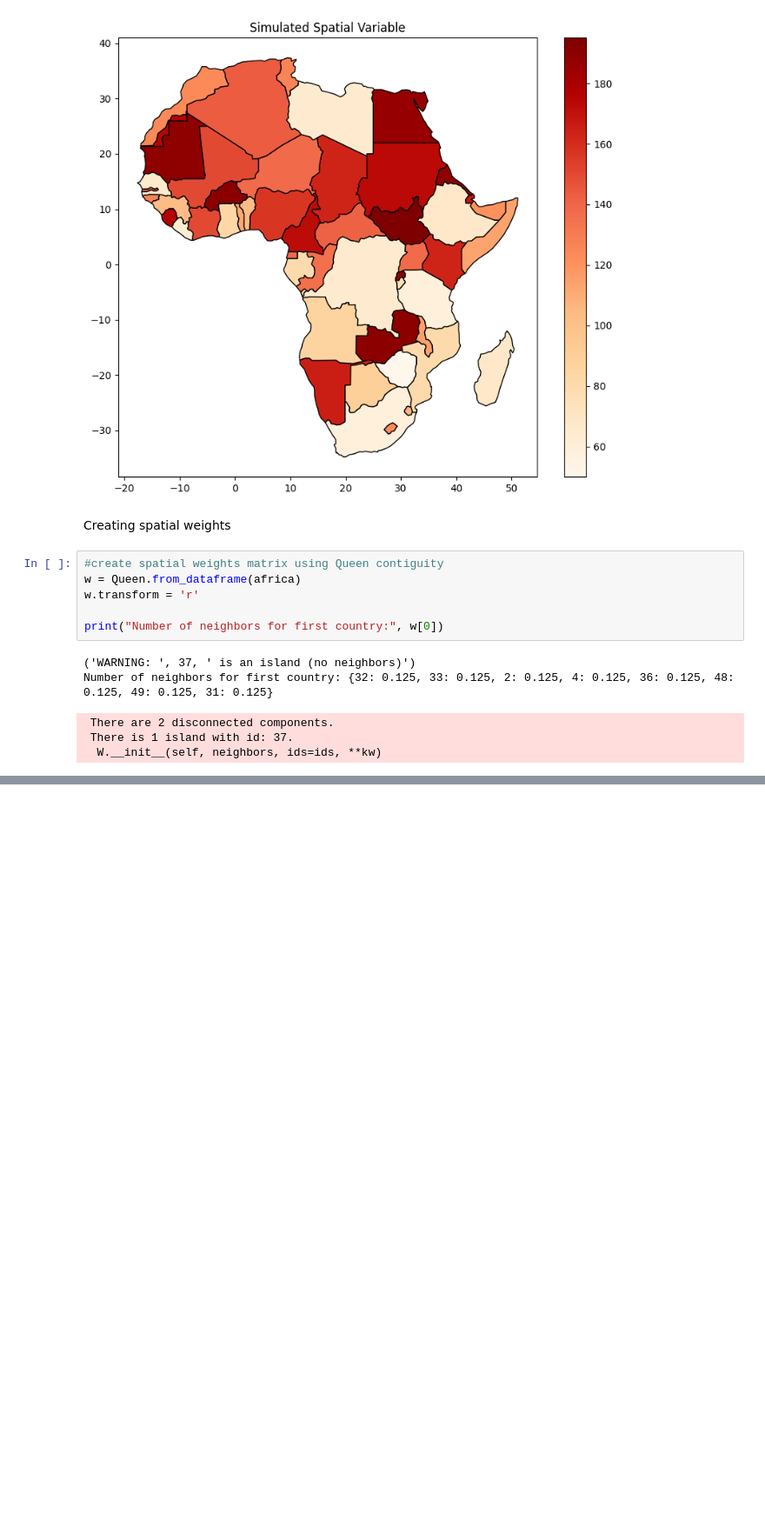
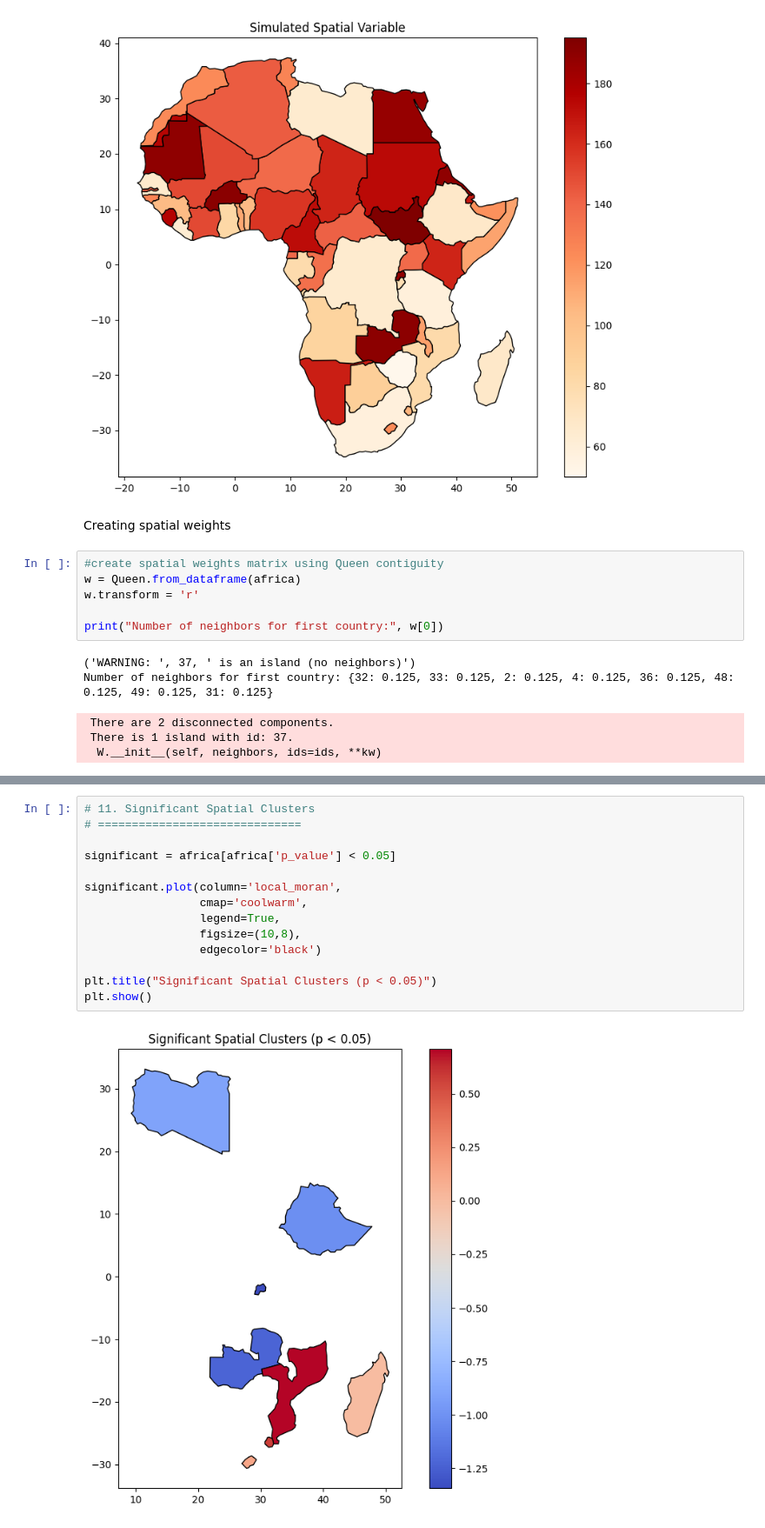
Before and after one commit to meetshambel/African-Countries-Map, a Jupyter notebook: Africancountriesmap.ipynb, the cells around one changed output, grey strips where cells are left out. Shown at 87% size. Cells and saved outputs as stored; diff of their text form; blank space fills up the shorter version.

```diff
--- a/Africancountriesmap.ipynb
+++ b/Africancountriesmap.ipynb
@@ -115,0 +182,16 @@ Number of neighbors for first country: {32: 0.125, 33: 0.125, 2: 0.125, 4: 0.125
+# %%
+# 11. Significant Spatial Clusters
+# ==============================
+
+significant = africa[africa['p_value'] < 0.05]
+
+significant.plot(column='local_moran',
+                 cmap='coolwarm',
+                 legend=True,
+                 figsize=(10,8),
+                 edgecolor='black')
+
+plt.title("Significant Spatial Clusters (p < 0.05)")
+plt.show()
+# %% [output]
+[figure, added]
```
Also changed, not shown: parts of 4 cells of this notebook.
